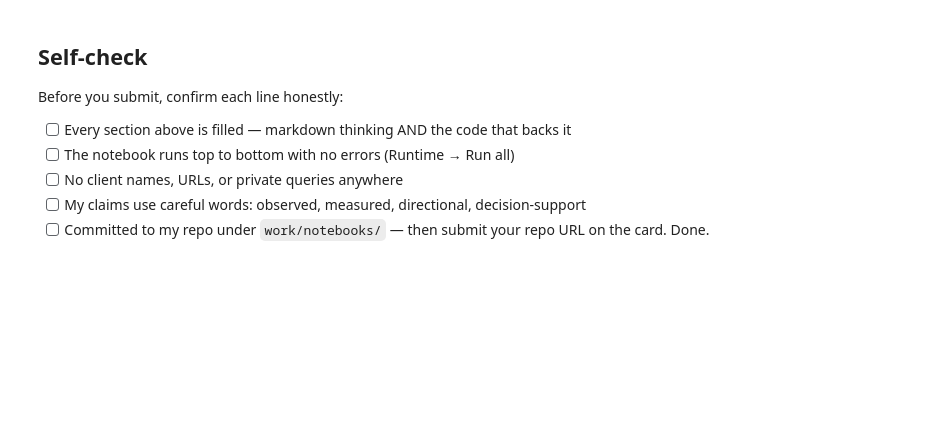
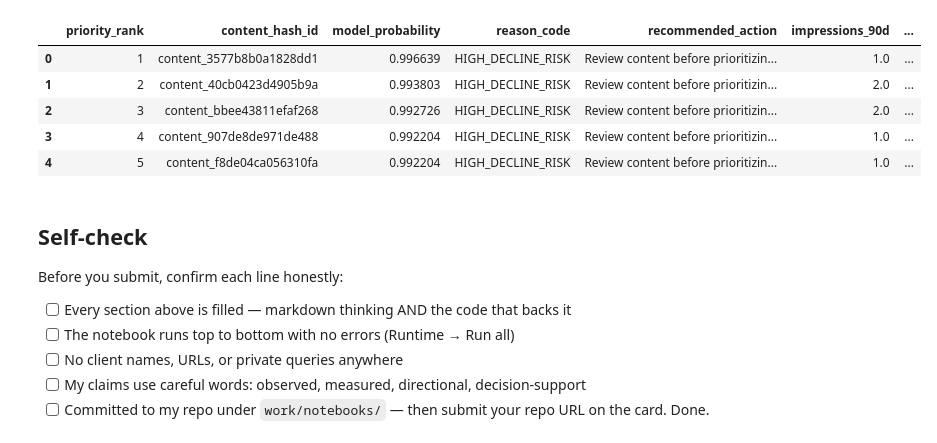
Before and after one commit to VikramR6/flyrank-ml-internship-assign1, a Jupyter notebook: work/notebooks/w07_action_playbook.ipynb, the cells around one changed output. Cells and saved outputs as stored; diff of their text form; code cells hidden in the pictures; blank space fills up the shorter version.

```diff
--- a/work/notebooks/w07_action_playbook.ipynb
+++ b/work/notebooks/w07_action_playbook.ipynb
@@ -43,0 +549,91 @@ This skeleton is yours to fill. Work the sections **in order** — each one has
+# %%
+# Section 5 — Export queue and metrics for the paper
+
+# Create output directory
+output_dir = "work/outputs"
+os.makedirs(output_dir, exist_ok=True)
+
+
+# -----------------------------
+# 1. Export ranked action queue
+# -----------------------------
+
+queue_export = queue[
+    [
+        "priority_rank",
+        "content_hash_id",
+        "model_probability",
+        "reason_code",
+        "recommended_action",
+        "impressions_90d",
+        "clicks_feature",
+        "ctr_percent",
+        "avg_position",
+        "gsc_measured_days"
+    ]
+].copy()
+
+queue_path = os.path.join(
+    output_dir,
+    "ml10_ranked_action_queue.csv"
+)
+
+queue_export.to_csv(
+    queue_path,
+    index=False
+)
+
+
+# -----------------------------
+# 2. Export metrics receipt
+# -----------------------------
+
+metrics = {
+    "model": "Logistic Regression",
+    "validation_split": "client-grouped",
+    "random_state": 42,
+    "dataset_rows": int(len(ml08_data)),
+    "test_rows": int(len(queue)),
+    "test_clients": int(
+        ml08_data.iloc[test_idx]["client_hash_id"].nunique()
+    ),
+    "precision_at_20": round(float(current_p20), 3),
+    "precision_at_50": round(float(current_p50), 3),
+    "decline_proxy_rate": round(
+        float(ml08_data["decline_proxy"].mean()),
+        4
+    ),
+    "reason_code_counts": {
+        str(k): int(v)
+        for k, v in queue["reason_code"].value_counts().items()
+    },
+    "purpose": "research decision-support"
+}
+
+metrics_path = os.path.join(
+    output_dir,
+    "ml10_metrics.json"
+)
+
+with open(metrics_path, "w") as f:
+    json.dump(metrics, f, indent=2)
+
+
+# -----------------------------
+# 3. Verify exports
+# -----------------------------
+
+print("Exported files:")
+
+for path in [queue_path, metrics_path]:
+    print(
+        f"- {path} | "
+        f"{os.path.getsize(path):,} bytes"
+    )
+
+print("\nQueue rows exported:", len(queue_export))
+print("Metrics receipt exported: PASS")
+
+print("\nExport preview:")
+display(queue_export.head(5))
+# %% [output]
@@ -44,3 +648,9 @@ This skeleton is yours to fill. Work the sections **in order** — each one has
+|  | priority_rank | content_hash_id | model_probability | reason_code | recommended_action | impressions_90d | ... |
+| 0 | 1 | content_3577b8b0a1828dd1 | 0.996639 | HIGH_DECLINE_RISK | Review content before prioritizin... | 1.0 | ... |
+| 1 | 2 | content_40cb0423d4905b9a | 0.993803 | HIGH_DECLINE_RISK | Review content before prioritizin... | 2.0 | ... |
+| 2 | 3 | content_bbee43811efaf268 | 0.992726 | HIGH_DECLINE_RISK | Review content before prioritizin... | 2.0 | ... |
+| 3 | 4 | content_907de8de971de488 | 0.992204 | HIGH_DECLINE_RISK | Review content before prioritizin... | 1.0 | ... |
+| 4 | 5 | content_f8de04ca056310fa | 0.992204 | HIGH_DECLINE_RISK | Review content before prioritizin... | 1.0 | ... |
 # %% [markdown]
 ## Self-check
 
```
Also changed, not shown: parts of 25 cells of this notebook.
